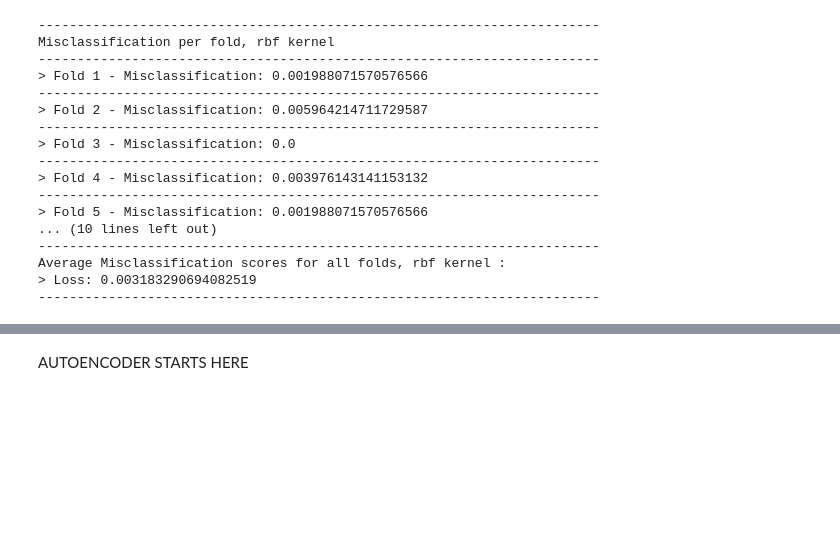
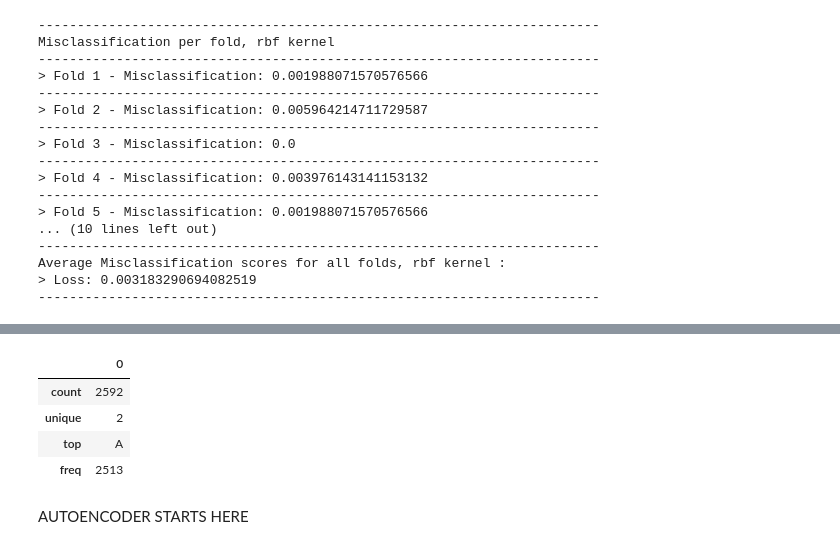
Before and after one commit to ayanoglu/OrtalamaTahmin, a Jupyter notebook: REDGPAmainNEWDATA_SVM.ipynb, the cells around one changed output, grey strips where cells are left out. Cells and saved outputs as stored; diff of their text form; code cells hidden in the pictures; blank space fills up the shorter version.

```diff
--- a/REDGPAmainNEWDATA_SVM.ipynb
+++ b/REDGPAmainNEWDATA_SVM.ipynb
@@ -584,3 +592,11 @@ Average Misclassification scores for all folds, rbf kernel :
+# %%
+GPACat.describe()
+# %% [output]
+|  | 0 |
+| count | 2592 |
+| unique | 2 |
+| top | A |
+| freq | 2513 |
 # %% [markdown]
 AUTOENCODER STARTS HERE
 # %%
```
Also changed, not shown: parts of 1 cell of this notebook.
